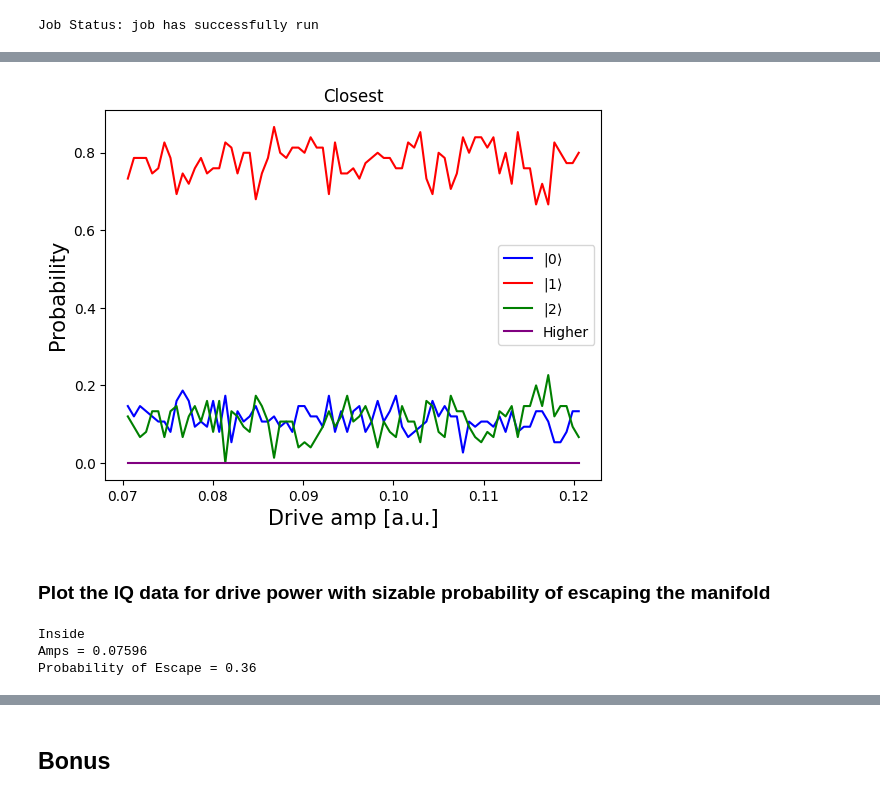
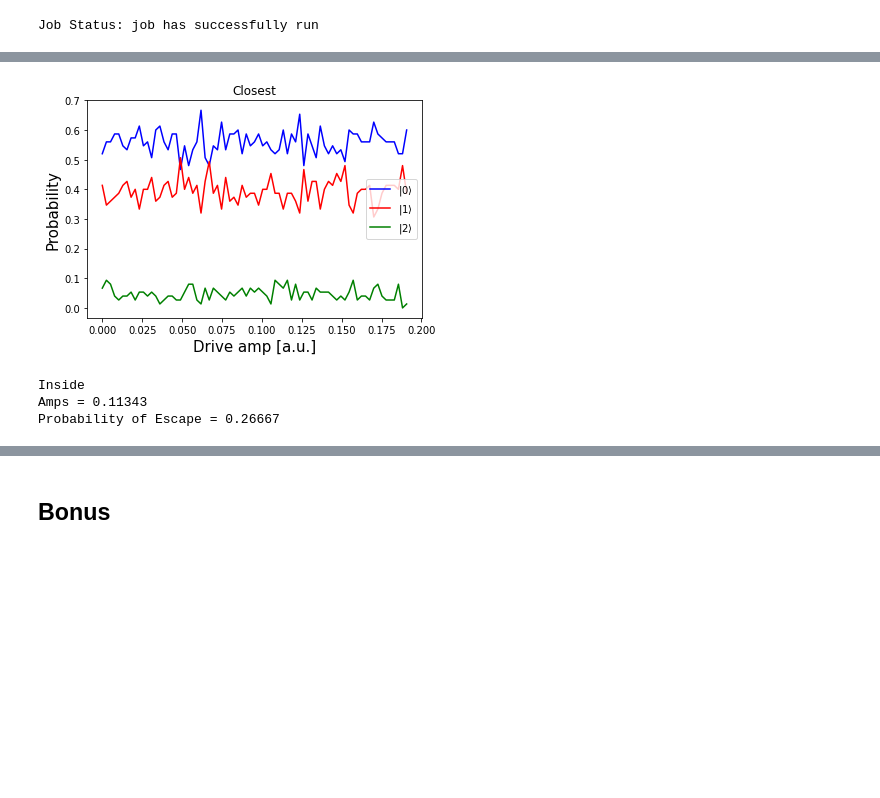
Before and after one commit to drewcurran/ECE396_Project, a Jupyter notebook: Beyond the Two-Level System.ipynb, the cells around one changed output, grey strips where cells are left out. Drawn from its saved outputs; the diff is of its cells as text; code cells hidden in the pictures; blank space fills up the shorter version.

```diff
--- a/Beyond the Two-Level System.ipynb
+++ b/Beyond the Two-Level System.ipynb
@@ -751,11 +797,11 @@ plt.scatter(q_center_two, i_center_two,
             s=200, cmap='viridis', c='black',alpha=1.0)
 
 std_devs = 1.5
-q_axis_zero, i_axis_zero = std_devs*np.std(np.real(zero_data)), std_devs*np.std(np.imag(zero_data))
+q_axis_zero, i_axis_zero = std_devs*np.std(zero_data)
 draw_ellipse('blue', q_center_zero, i_center_zero, q_axis_zero, i_axis_zero)
-q_axis_one, i_axis_one = std_devs*np.std(np.real(one_data)), std_devs*np.std(np.imag(one_data))
+q_axis_one, i_axis_one = std_devs*np.std(one_data)
 draw_ellipse('red', q_center_one, i_center_one, q_axis_one, i_axis_one)
-q_axis_two, i_axis_two = std_devs*np.std(np.real(two_data)), std_devs*np.std(np.imag(two_data))
+q_axis_two, i_axis_two = std_devs*np.std(two_data)
 draw_ellipse('green', q_center_two, i_center_two, q_axis_two, i_axis_two)
 
 plt.xlim(-5, 5)
@@ -804,12 +850,7 @@ def classify_closest(point, ellipses):
 
 # Rabi experiment parameters
 num_rabi_points = 75
-gap = 0.05
-
-# Drive amplitude values to iterate over: 50 amplitudes evenly spaced from 0 to 0.75
-drive_amp_min = pi_amp - gap / 2
-drive_amp_max = pi_amp + gap / 2
-drive_amps = np.linspace(drive_amp_min, drive_amp_max, num_rabi_points)
+drive_amps = np.linspace(0, pi_amp * 2, num_rabi_points)
 # %%
 ## create a pulse schedule
 
@@ -939,34 +980,28 @@ plt.show()
 # %%
 ## plot probabilities
 
 zero_probabilities_closest = []
 one_probabilities_closest = []
 two_probabilities_closest = []
-higher_probabilities_closest = []
 for j in range(len(amp_classifications_closest)):
     num_zero = np.count_nonzero(amp_classifications_closest[j] == 0)
     zero_probabilities_closest.append(num_zero / num_rabi_points)
     num_one = np.count_nonzero(amp_classifications_closest[j] == 1)
     one_probabilities_closest.append(num_one / num_rabi_points)
     num_two = np.count_nonzero(amp_classifications_closest[j] == 2)
     two_probabilities_closest.append(num_two / num_rabi_points)
-    num_higher = np.count_nonzero(amp_classifications_closest[j] == -1)
-    higher_probabilities_closest.append(num_higher / num_rabi_points)
 
 plt.plot(drive_amps, zero_probabilities_closest, color='blue', label=r'$|0\rangle$')
 plt.plot(drive_amps, one_probabilities_closest, color='red', label=r'$|1\rangle$')
 plt.plot(drive_amps, two_probabilities_closest, color='green', label=r'$|2\rangle$')
-plt.plot(drive_amps, higher_probabilities_closest, color='purple', label='Higher')
 
 plt.title('Closest')
 plt.xlabel("Drive amp [a.u.]", fontsize=15)
 plt.ylabel("Probability", fontsize=15)
 plt.legend()
 plt.show()
 # %% [output]
-[figure, old version]
+[figure, new version]
-# %% [markdown]
-### Plot the IQ data for drive power with sizable probability of escaping the manifold
 # %%
 ## find max probability of escape
 max_probability_index_inside = np.argmax(probabilities_inside)
@@ -979,6 +1014,6 @@ print(f"Amps = {round(max_amps_inside, 5)}")
 print(f"Probability of Escape = {round(max_probability_inside, 5)}")
 # %% [output]
 Inside
-Amps = 0.07596
-Probability of Escape = 0.36
+Amps = 0.11343
+Probability of Escape = 0.26667
 # %%
```
Also changed, not shown: parts of 63 cells of this notebook.
